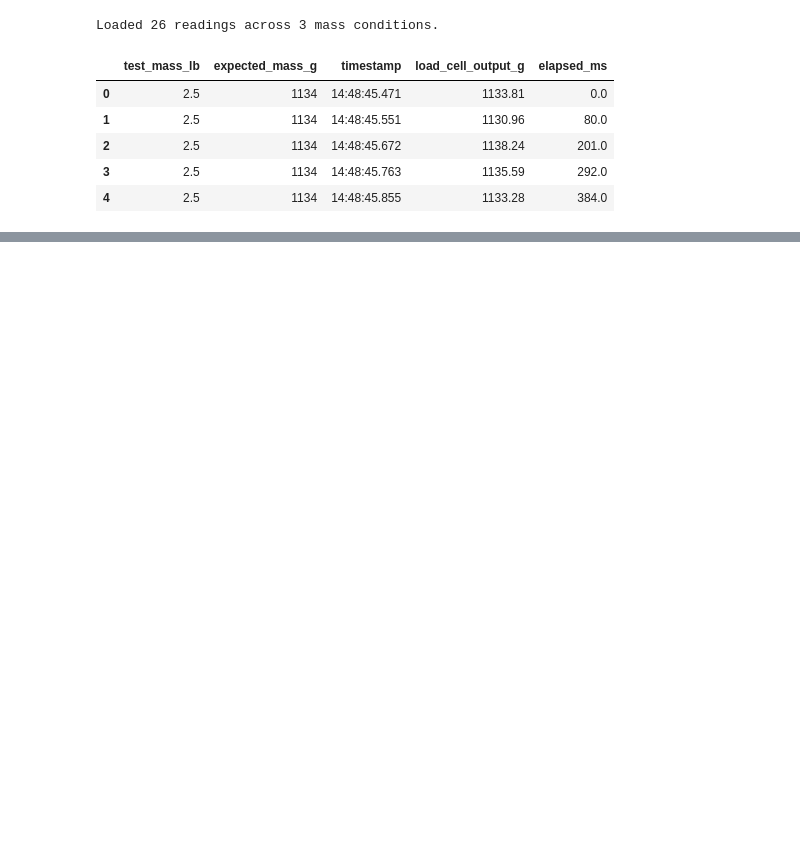
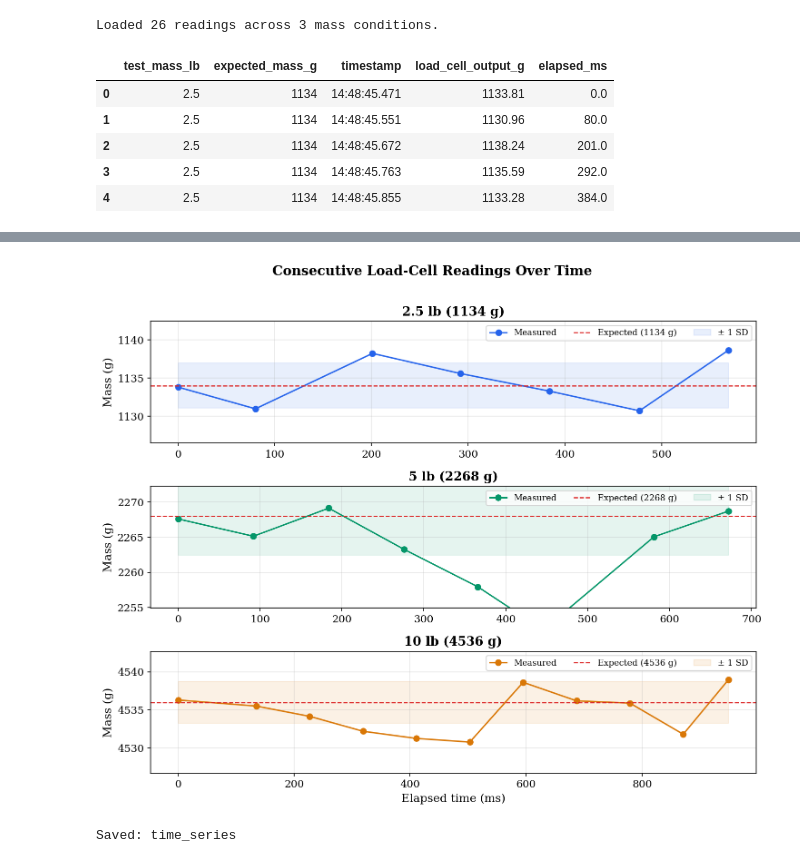
Before and after one commit to dianisay/helmet-impact-sensor, a Jupyter notebook: analysis/calibration_analysis.ipynb, the cells around one changed output, grey strips where cells are left out. Drawn from its saved outputs; the diff is of its cells as text; code cells hidden in the pictures; blank space fills up the shorter version.

```diff
--- a/analysis/calibration_analysis.ipynb
+++ b/analysis/calibration_analysis.ipynb
@@ -454,0 +186,23 @@ LOAD-CELL CALIBRATION
+# %%
+# --- 4.4 Time series ---
+colors = {2.5: '#2563EB', 5.0: '#059669', 10.0: '#D97706'}
+fig, axes = plt.subplots(3, 1, figsize=(10, 8), sharex=False)
+for ax, (mass_lb, expected, label) in zip(axes, conditions):
+    subset = df[df['test_mass_lb'] == mass_lb].copy()
+    elapsed = subset['elapsed_ms'].values; vals = subset['load_cell_output_g'].values; c = colors[mass_lb]
+    ax.plot(elapsed, vals, 'o-', color=c, markersize=6, linewidth=1.5, label='Measured')
+    ax.axhline(expected, color='#DC2626', linestyle='--', linewidth=1.2, label=f'Expected ({expected} g)')
+    ax.fill_between(elapsed, expected - vals.std(), expected + vals.std(), color=c, alpha=0.1, label='± 1 SD')
+    ax.set_ylabel('Mass (g)'); ax.set_title(label, fontweight='bold')
+    ax.legend(fontsize=9, loc='upper right', ncol=3); ax.grid(True, alpha=0.3)
+    margin = max(8, (vals.max() - vals.min()) * 0.5)
+    ax.set_ylim(vals.mean() - margin, vals.mean() + margin)
+axes[-1].set_xlabel('Elapsed time (ms)')
+fig.suptitle('Consecutive Load-Cell Readings Over Time', fontweight='bold', fontsize=14, y=1.01)
+fig.tight_layout()
+fig.savefig(FIG_DIR / 'time_series.pdf', bbox_inches='tight')
+fig.savefig(FIG_DIR / 'time_series.png', bbox_inches='tight')
+plt.show(); print('Saved: time_series')
+# %% [output]
+[figure, added]
+Saved: time_series
```
Also changed, not shown: parts of 48 cells of this notebook, 31 other files.
